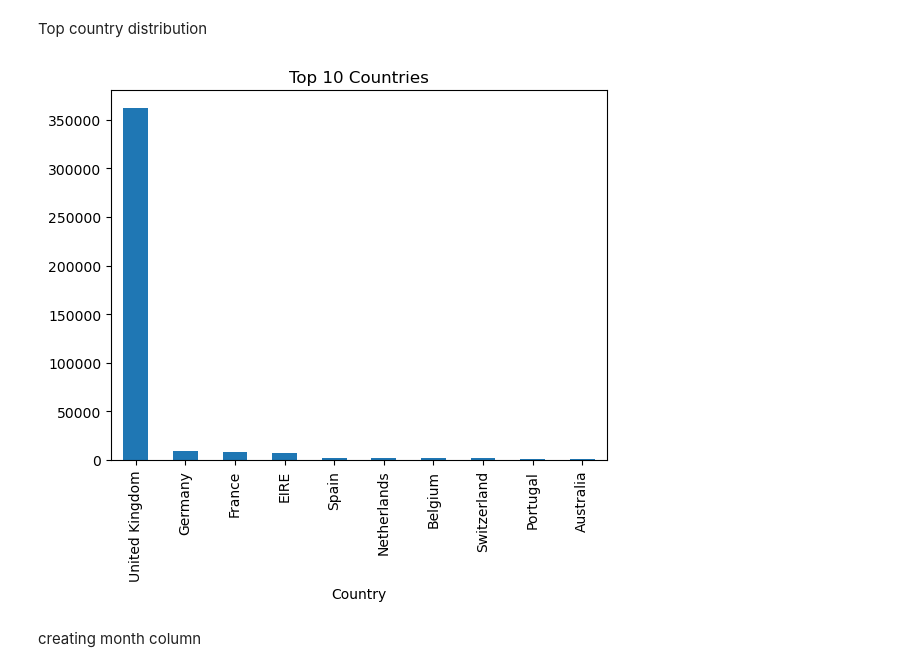
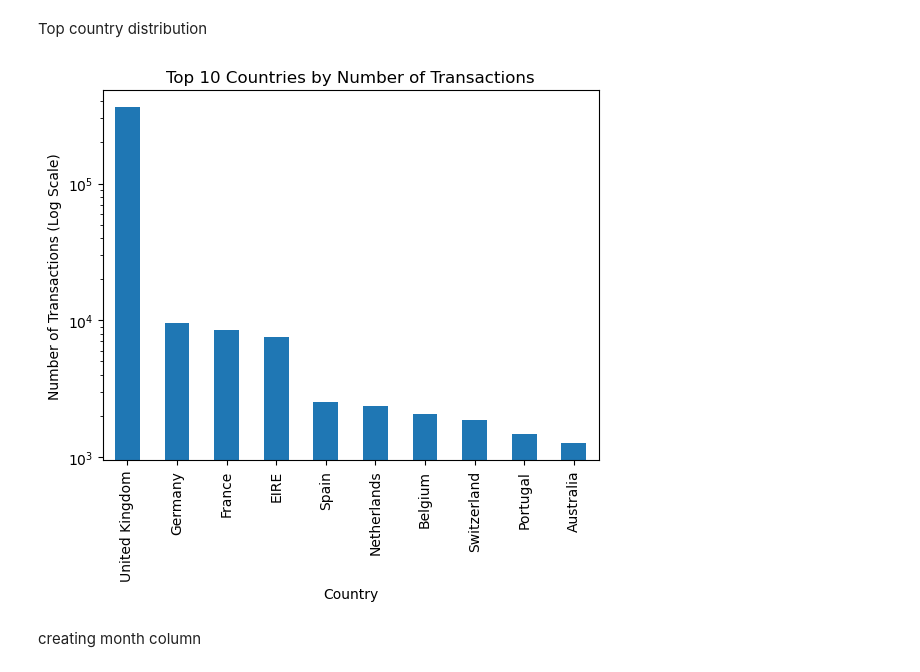
Before and after one commit to Dheeraj223/Dhee_MSc_DS_Project, a Jupyter notebook: Notebooks/Untitled-1.ipynb, the cells around one changed output. Drawn from its saved outputs; the diff is of its cells as text; code cells hidden in the pictures.

```diff
--- a/Notebooks/Untitled-1.ipynb
+++ b/Notebooks/Untitled-1.ipynb
@@ -154,13 +148,14 @@ df[['Quantity','UnitPrice','Revenue']].head(100)
 Top country distribution
 # %%
 top_countries = df['Country'].value_counts().head(10)
-
 top_countries.plot(kind='bar')
-
-plt.title('Top 10 Countries')
+plt.title('Top 10 Countries by Number of Transactions')
+plt.xlabel('Country')
+plt.ylabel('Number of Transactions (Log Scale)')
+plt.yscale('log')
 plt.show()
 # %% [output]
-[figure, old version]
+[figure, new version]
 # %% [markdown]
 creating month column
 # %%
```
Also changed, not shown: parts of 46 cells of this notebook, 4 other files.
